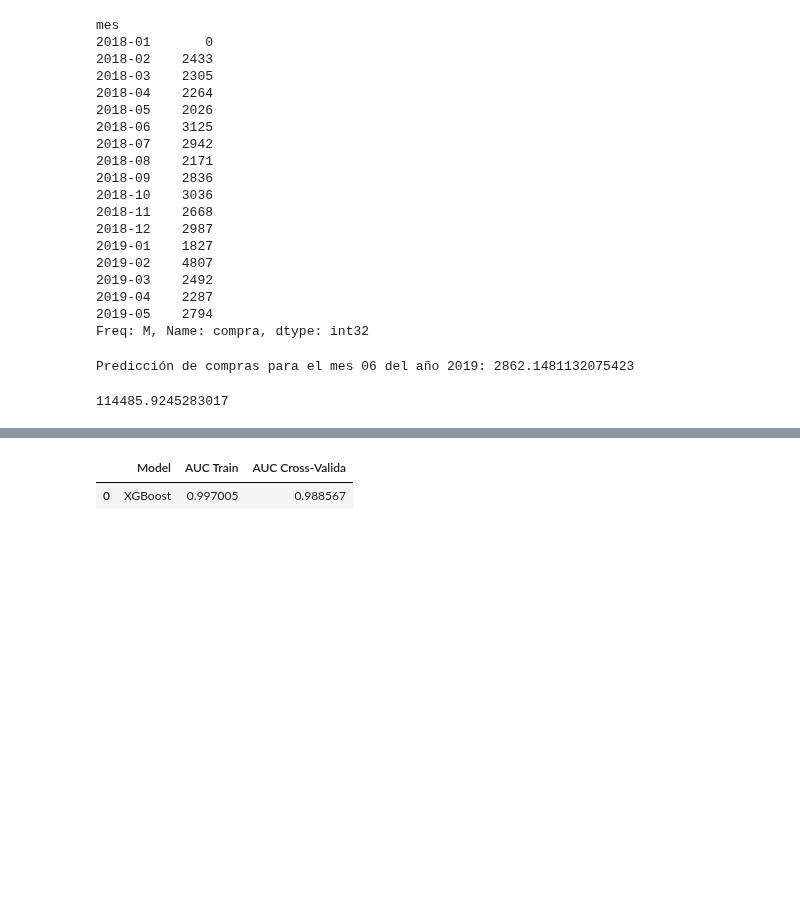
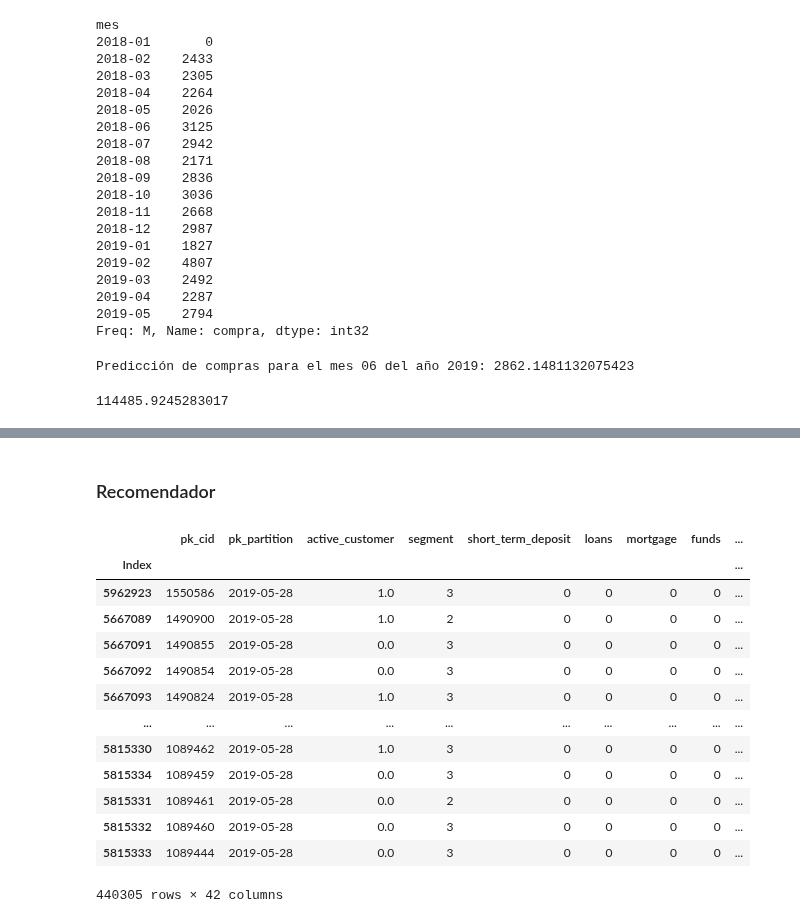
Before and after one commit to dgonzalezDS/DscTfm, a Jupyter notebook: df_targetAhorro.ipynb, the cells around one changed output, grey strips where cells are left out. Cells and saved outputs as stored; diff of their text form; code cells hidden in the pictures; blank space fills up the shorter version.

Commit message:
Recomendador para las 3 familias de productos

```diff
--- a/df_targetAhorro.ipynb
+++ b/df_targetAhorro.ipynb
@@ -233,6 +225,6 @@ df = df.drop(['deceased'], axis=1)
-# %%
-df = df.drop(['pk_cid'],axis=1)
-# %%
-df = df.drop(['diff_productos'],axis=1)
 # %%
 df= pd.get_dummies(df, columns=['entry_channel'], drop_first=True)
+# %%
+#Generamos una copia para despues en el recomendador
+
+df_rc2 = df.copy()
@@ -275,9 +269,8 @@ def evaluate_model(label, model, X, y):
                 'AUC Cross-Valida': metric_valida_
                 }).sort_values('AUC Cross-Valida')
 # %%
-evaluate_model(label='XGBoost',
- model = xgb.XGBClassifier(),
- X=X_train, y=y_train)
+#evaluate_model(label='XGBoost',
+# model = xgb.XGBClassifier(),
+# X=X_train, y=y_train)
-# %% [output]
-|  | Model | AUC Train | AUC Cross-Valida |
-| 0 | XGBoost | 0.997005 | 0.988567 |
+# %% [markdown]
+### Recomendador
@@ -283,0 +279,19 @@ evaluate_model(label='XGBoost',
+# %%
+df_rc2 = df_rc2[df_rc2["pk_partition"] == "2019-05-28"]
+# %%
+df_rc2
+# %% [output]
+|  | pk_cid | pk_partition | active_customer | segment | short_term_deposit | loans | mortgage | funds | ... |
+| Index |  |  |  |  |  |  |  |  | ... |
+| 5962923 | 1550586 | 2019-05-28 | 1.0 | 3 | 0 | 0 | 0 | 0 | ... |
+| 5667089 | 1490900 | 2019-05-28 | 1.0 | 2 | 0 | 0 | 0 | 0 | ... |
+| 5667091 | 1490855 | 2019-05-28 | 0.0 | 3 | 0 | 0 | 0 | 0 | ... |
+| 5667092 | 1490854 | 2019-05-28 | 0.0 | 3 | 0 | 0 | 0 | 0 | ... |
+| 5667093 | 1490824 | 2019-05-28 | 1.0 | 3 | 0 | 0 | 0 | 0 | ... |
+| ... | ... | ... | ... | ... | ... | ... | ... | ... | ... |
+| 5815330 | 1089462 | 2019-05-28 | 1.0 | 3 | 0 | 0 | 0 | 0 | ... |
+| 5815334 | 1089459 | 2019-05-28 | 0.0 | 3 | 0 | 0 | 0 | 0 | ... |
+| 5815331 | 1089461 | 2019-05-28 | 0.0 | 2 | 0 | 0 | 0 | 0 | ... |
+| 5815332 | 1089460 | 2019-05-28 | 0.0 | 3 | 0 | 0 | 0 | 0 | ... |
+| 5815333 | 1089444 | 2019-05-28 | 0.0 | 3 | 0 | 0 | 0 | 0 | ... |
+440305 rows × 42 columns
```
Also changed, not shown: parts of 27 cells of this notebook, 3 other files.
